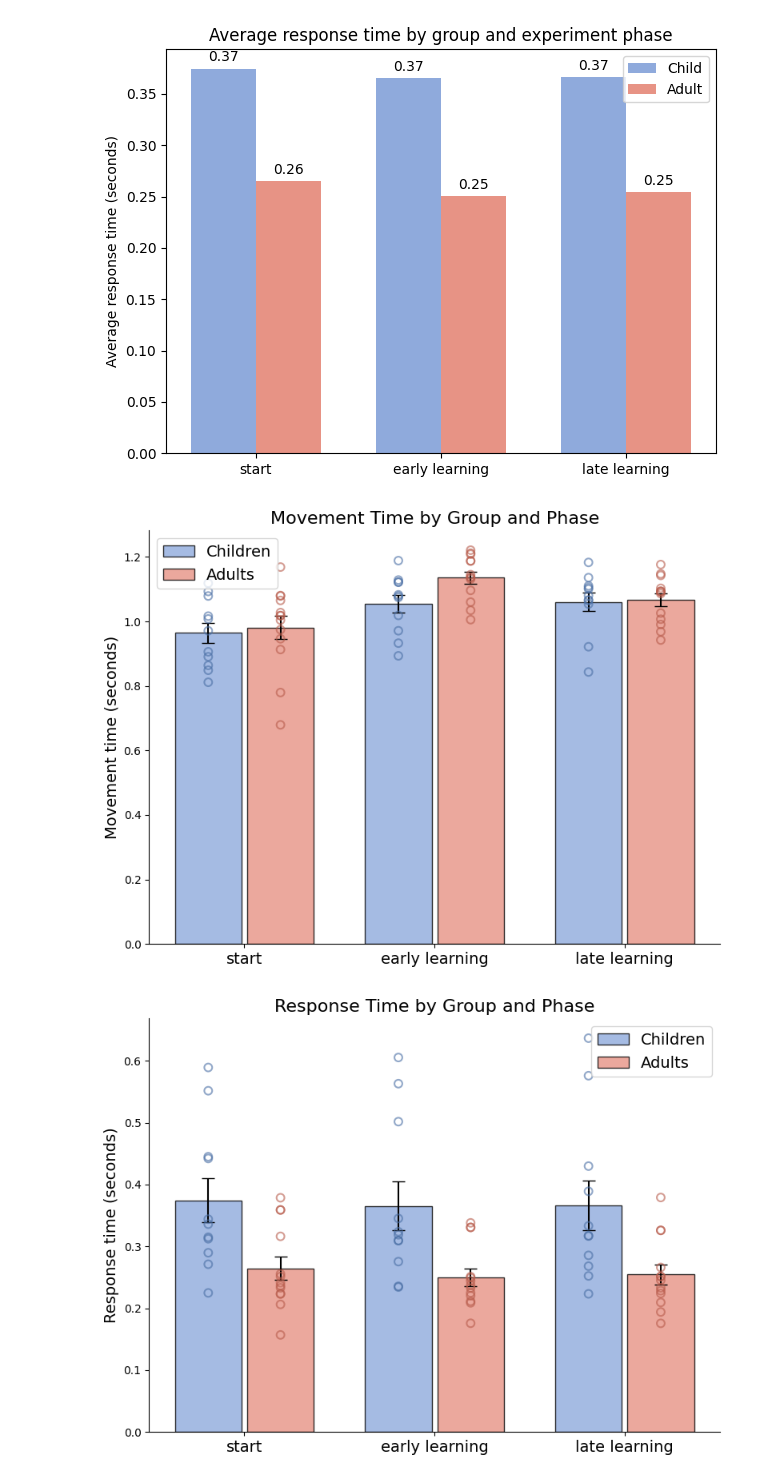
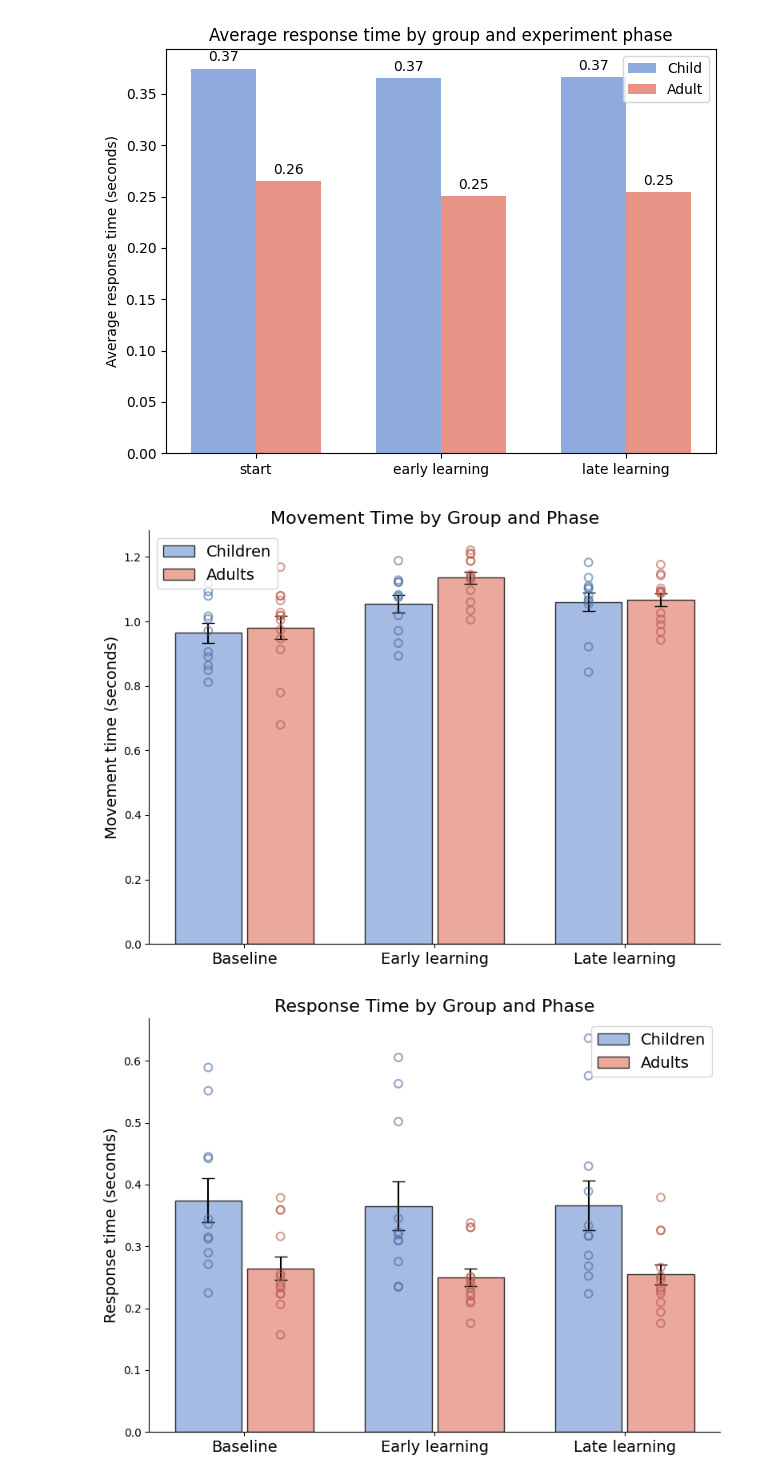
Before and after one commit to siddiskid/IMM-Lab, a Jupyter notebook: figures.ipynb, the cells around one changed output. Saved outputs shown, nothing was run; the diff lists cells and outputs as text; code cells hidden in the pictures.

```diff
--- a/figures.ipynb
+++ b/figures.ipynb
@@ -244,12 +244,6 @@ plt.show()
 # %% [output]
 [figure]
 # %%
-import matplotlib.pyplot as plt
-import numpy as np
-import os
-import scipy.io as sio
-
-# Helper to extract all participant values for a given phase (index)
 def get_all_participant_values(data_dir, column, phase_idx):
     values = []
     for filename in os.listdir(data_dir):
@@ -261,18 +255,16 @@ def get_all_participant_values(data_dir, column, phase_idx):
                 values.append(col[phase_idx])
     return np.array(values)
 
-# Get means and SEMs for movement time and response time
 def get_group_data(column, n):
     child_mean, child_sem = get_averages(child_data_dir, column, n)
     adult_mean, adult_sem = get_averages(adult_data_dir, column, n)
     return child_mean[:3], child_sem[:3], adult_mean[:3], adult_sem[:3]
 
-labels = ["start", "early learning", "late learning"]
+labels = ["Baseline", "Early learning", "Late learning"]
 phases = np.arange(len(labels))
 width = 0.35
-bar_gap = 0.03  # smaller gap between child and adult bars
+bar_gap = 0.03
 
-# --- Movement Time Plot ---
 child_mt, child_mt_sem, adult_mt, adult_mt_sem = get_group_data("meanMT", 5)
 fig, ax = plt.subplots(figsize=(8, 6))
 
@@ -293,33 +285,32 @@ ax.set_xticklabels(labels, fontsize=14)
 ax.set_ylabel('Movement time (seconds)', fontsize=14)
 ax.set_title('Movement Time by Group and Phase', fontsize=16)
 ax.legend(fontsize=14)
 ax.spines['top'].set_visible(False)
 ax.spines['right'].set_visible(False)
 plt.tight_layout()
 plt.show()
 
-# --- Response Time Plot ---
 child_rt, child_rt_sem, adult_rt, adult_rt_sem = get_group_data("meanRT", 5)
 fig, ax = plt.subplots(figsize=(8, 6))
 
 bars_rt_child = ax.bar(bar1, child_rt, width, yerr=child_rt_sem, label="Children", color="#8faadc", capsize=6, edgecolor='black', alpha=0.8)
 bars_rt_adult = ax.bar(bar2, adult_rt, width, yerr=adult_rt_sem, label="Adults", color="#e79385", capsize=6, edgecolor='black', alpha=0.8)
 
 for i, phase in enumerate(phases):
     child_rt_points = get_all_participant_values(child_data_dir, "meanRT", i)
     adult_rt_points = get_all_participant_values(adult_data_dir, "meanRT", i)
     ax.scatter(np.full(len(child_rt_points), bar1[i]), child_rt_points, facecolors='none', edgecolors="#4a6fa5", s=50, zorder=3, alpha=0.6, linewidths=1.5)
     ax.scatter(np.full(len(adult_rt_points), bar2[i]), adult_rt_points, facecolors='none', edgecolors="#b85c4c", s=50, zorder=3, alpha=0.6, linewidths=1.5)
 
 ax.set_xticks(phases)
 ax.set_xticklabels(labels, fontsize=14)
 ax.set_ylabel('Response time (seconds)', fontsize=14)
 ax.set_title('Response Time by Group and Phase', fontsize=16)
 ax.legend(fontsize=14)
 ax.spines['top'].set_visible(False)
 ax.spines['right'].set_visible(False)
 plt.tight_layout()
 plt.show()
 # %% [output]
-[figure, old version]
+[figure, new version]
-[figure, old version]
+[figure, new version]
```
